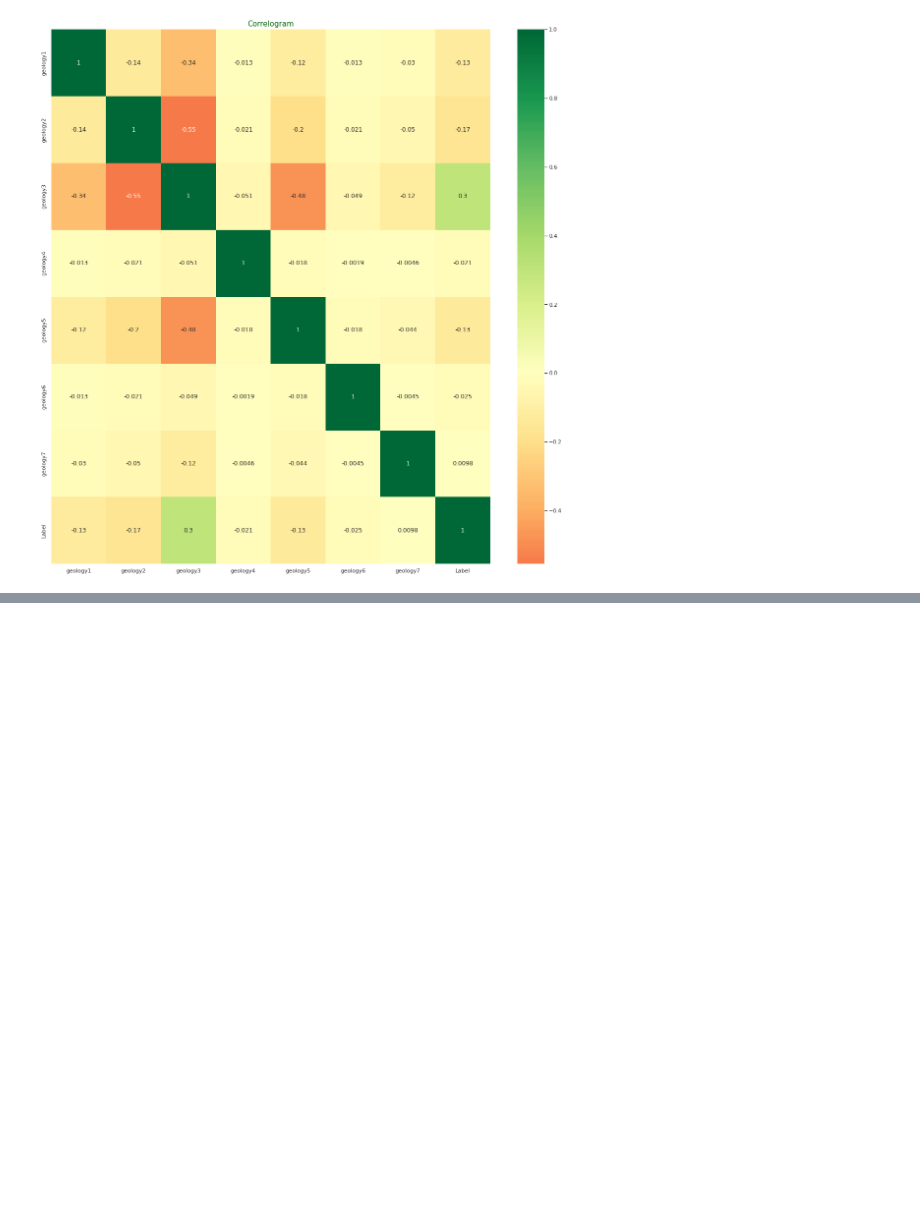
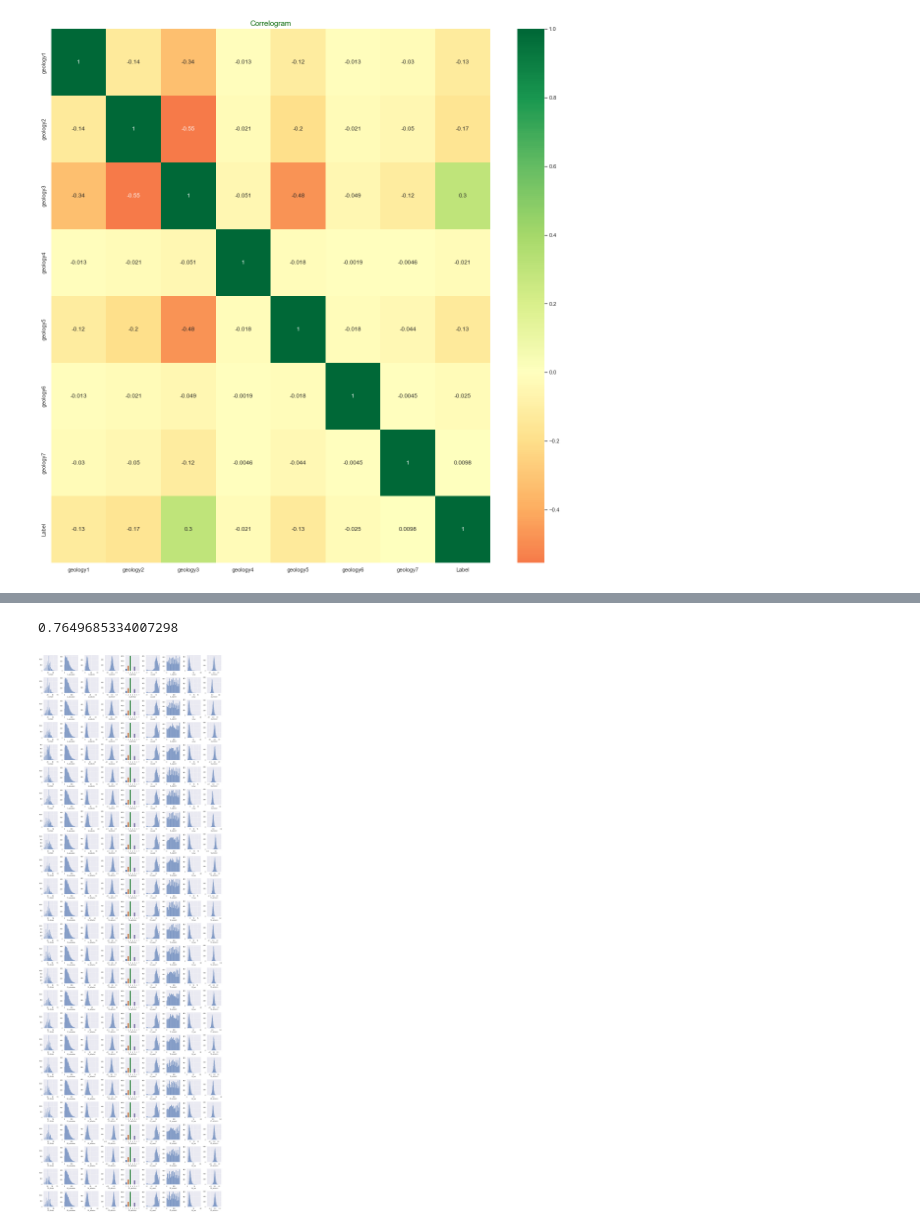
Before and after one commit to xSurus/startHack, a Jupyter notebook: finn.ipynb, the cells around one changed output, grey strips where cells are left out. Drawn from its saved outputs; the diff is of its cells as text; code cells hidden in the pictures; blank space fills up the shorter version.

```diff
--- a/finn.ipynb
+++ b/finn.ipynb
@@ -190,0 +170,13 @@ array([[130, 129, 127, ..., 113, 111, 110],
+# %%
+normed_cols = []
+for col in original_columns:
+    normed_cols.append(f"{col}_norm")
+    train[f"{col}_norm"] = feat_trans.normalize(train, col)
+# %%
+y = train["Label"]
+X1 = train[original_columns].to_numpy()
+X2 = train[means + stds + geos].to_numpy()
+from sklearn.preprocessing import StandardScaler
+ss = StandardScaler().fit(X1, y)
+X3 = ss.transform(X1)
+X4 = train[normed_cols].to_numpy()
@@ -190,0 +188,4 @@ array([[130, 129, 127, ..., 113, 111, 110],
+# %%
+for i, X in enumerate([X1, X2, X3, X4]):
+    f1 = feat_trans.test_feats_svc(X, y)
+    print(f1)
@@ -190,0 +210,22 @@ array([[130, 129, 127, ..., 113, 111, 110],
+# %%
+import imblearn
+from imblearn.over_sampling import SMOTE
+X, y = SMOTE().fit_resample(X3, y)
+feat_trans.test_feats_svc(X, y)
+# %% [output]
+0.7649685334007298
+# %%
+plt.figure(figsize=(20,60))
+for i, col in enumerate(uniq):
+    for j, sqcol in enumerate(all_square_cols(col)):
+        plt.subplot(25, 9, (i+1) + 9*j)
+        if col == "geology":
+            sns.countplot(data = train, x=sqcol)
+        else:
+            sns.histplot(data=train, x=sqcol)
+        plt.ylabel("")
+
+plt.tight_layout()
+plt.savefig("dists.png")
+# %% [output]
+[figure, added]
```
Also changed, not shown: parts of 15 cells of this notebook, 2 other files.
